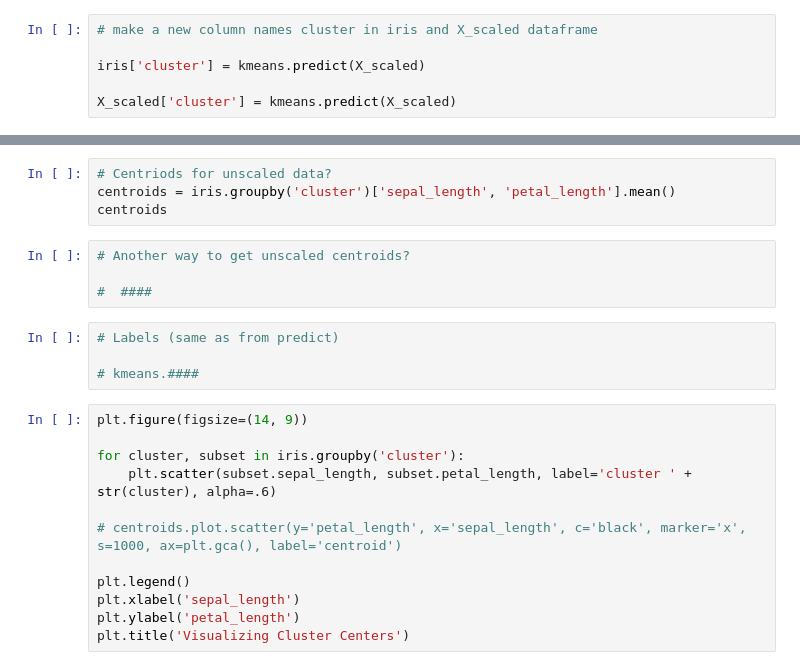
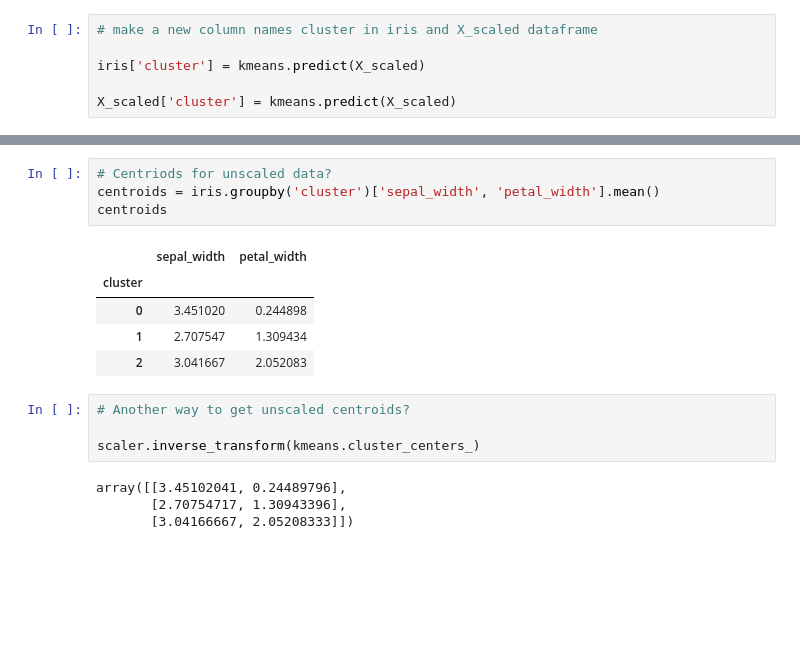
Before and after one commit to randyfrench/clustering-exercises, a Jupyter notebook: modeling.ipynb, the cells around one changed output, grey strips where cells are left out. Saved outputs shown, nothing was run; the diff lists cells and outputs as text; blank space fills up the shorter version.

```diff
--- a/modeling.ipynb
+++ b/modeling.ipynb
@@ -186,24 +139,18 @@ centroids_scaled
 # %%
 # Centriods for unscaled data?
-centroids = iris.groupby('cluster')['sepal_length', 'petal_length'].mean()
+centroids = iris.groupby('cluster')['sepal_width', 'petal_width'].mean()
 centroids
+# %% [output]
+|  | sepal_width | petal_width |
+| cluster |  |  |
+| 0 | 3.451020 | 0.244898 |
+| 1 | 2.707547 | 1.309434 |
+| 2 | 3.041667 | 2.052083 |
 # %%
 # Another way to get unscaled centroids?
 
-#  ####
+scaler.inverse_transform(kmeans.cluster_centers_)
+# %% [output]
+array([[3.45102041, 0.24489796],
+       [2.70754717, 1.30943396],
+       [3.04166667, 2.05208333]])
-# %%
-# Labels (same as from predict)
-
-# kmeans.####
-# %%
-plt.figure(figsize=(14, 9))
-
-for cluster, subset in iris.groupby('cluster'):
-    plt.scatter(subset.sepal_length, subset.petal_length, label='cluster ' + str(cluster), alpha=.6)
-
-# centroids.plot.scatter(y='petal_length', x='sepal_length', c='black', marker='x', s=1000, ax=plt.gca(), label='centroid')
-
-plt.legend()
-plt.xlabel('sepal_length')
-plt.ylabel('petal_length')
-plt.title('Visualizing Cluster Centers')
```
Also changed, not shown: parts of 30 cells of this notebook, 1 other file.
